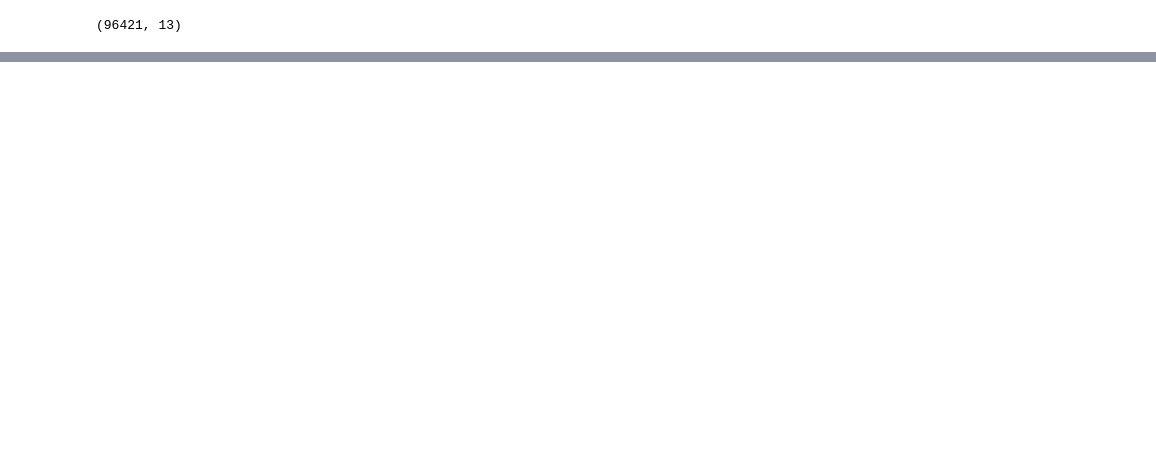
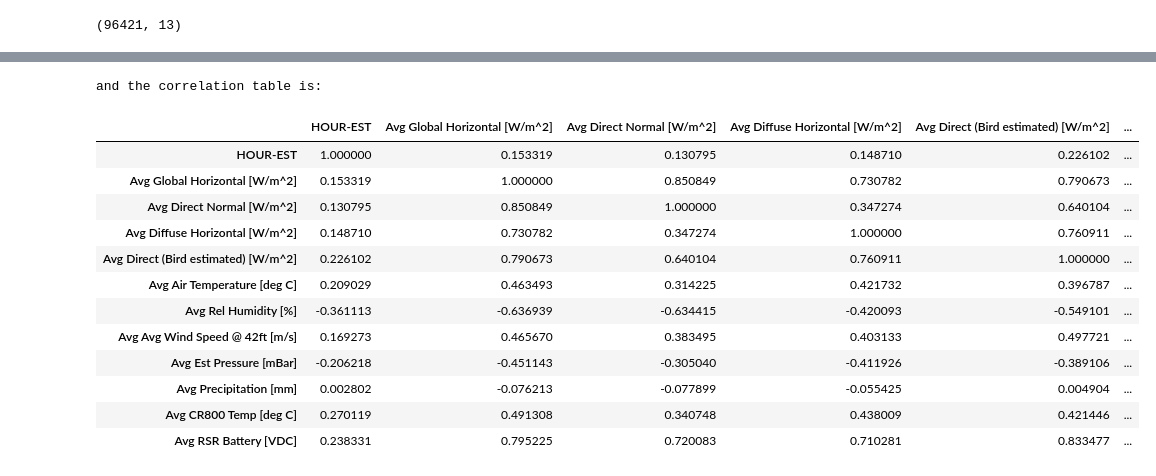
Before and after one commit to BigDataCourseBhaganagar/Oak-Ridge-National-Laboratory-ORNL-Rotating-Shadowband-Radiometer-RSR-Analysis, a Jupyter notebook: Final_Project_code_gmm.ipynb, the cells around one changed output, grey strips where cells are left out. Drawn from its saved outputs; the diff is of its cells as text; code cells hidden in the pictures; blank space fills up the shorter version.

```diff
--- a/Final_Project_code_gmm.ipynb
+++ b/Final_Project_code_gmm.ipynb
@@ -29,0 +100,18 @@ final_file.shape
+# %%
+print('and the correlation table is:')
+final_file.corr()
+# %% [output]
+and the correlation table is:
+|  | HOUR-EST | Avg Global Horizontal [W/m^2] | Avg Direct Normal [W/m^2] | Avg Diffuse Horizontal [W/m^2] | Avg Direct (Bird estimated) [W/m^2] | ... |
+| HOUR-EST | 1.000000 | 0.153319 | 0.130795 | 0.148710 | 0.226102 | ... |
+| Avg Global Horizontal [W/m^2] | 0.153319 | 1.000000 | 0.850849 | 0.730782 | 0.790673 | ... |
+| Avg Direct Normal [W/m^2] | 0.130795 | 0.850849 | 1.000000 | 0.347274 | 0.640104 | ... |
+| Avg Diffuse Horizontal [W/m^2] | 0.148710 | 0.730782 | 0.347274 | 1.000000 | 0.760911 | ... |
+| Avg Direct (Bird estimated) [W/m^2] | 0.226102 | 0.790673 | 0.640104 | 0.760911 | 1.000000 | ... |
+| Avg Air Temperature [deg C] | 0.209029 | 0.463493 | 0.314225 | 0.421732 | 0.396787 | ... |
+| Avg Rel Humidity [%] | -0.361113 | -0.636939 | -0.634415 | -0.420093 | -0.549101 | ... |
+| Avg Avg Wind Speed @ 42ft [m/s] | 0.169273 | 0.465670 | 0.383495 | 0.403133 | 0.497721 | ... |
+| Avg Est Pressure [mBar] | -0.206218 | -0.451143 | -0.305040 | -0.411926 | -0.389106 | ... |
+| Avg Precipitation [mm] | 0.002802 | -0.076213 | -0.077899 | -0.055425 | 0.004904 | ... |
+| Avg CR800 Temp [deg C] | 0.270119 | 0.491308 | 0.340748 | 0.438009 | 0.421446 | ... |
+| Avg RSR Battery [VDC] | 0.238331 | 0.795225 | 0.720083 | 0.710281 | 0.833477 | ... |
```
Also changed, not shown: parts of 11 cells of this notebook.
